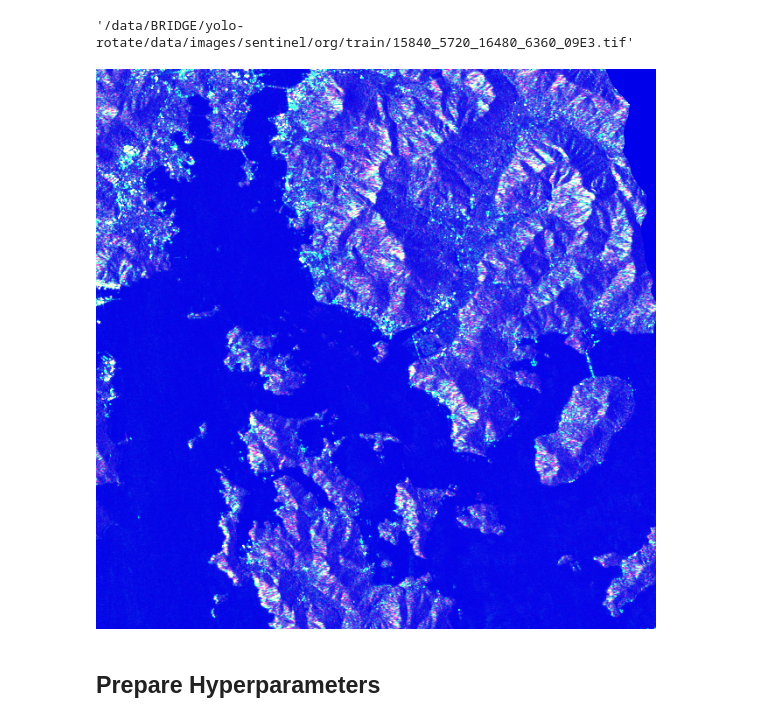
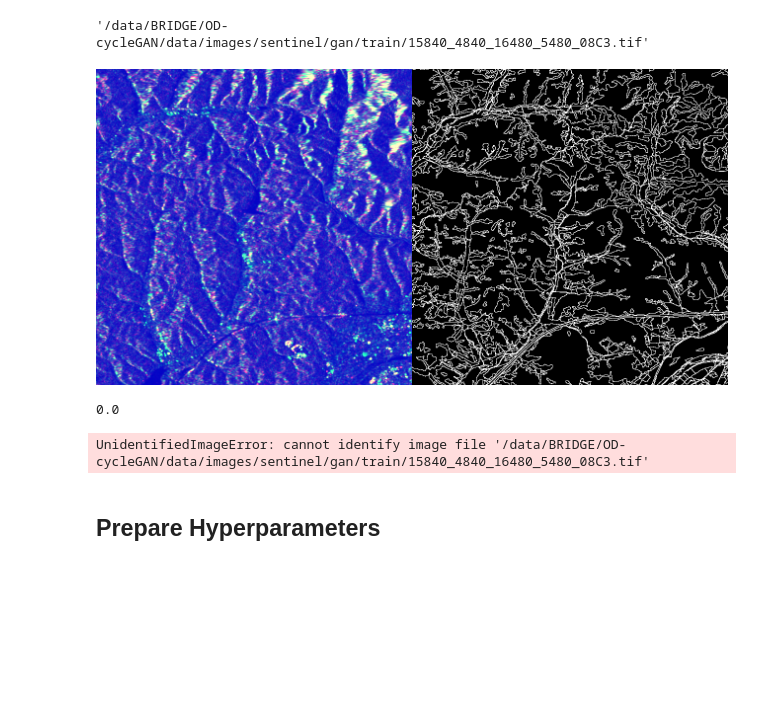
Before and after one commit to gkstlsgp3as/OD-CycleGAN, a Jupyter notebook: make_patches.ipynb, the cells around one changed output. Saved outputs shown, nothing was run; the diff lists cells and outputs as text; code cells hidden in the pictures; blank space fills up the shorter version.

```diff
--- a/make_patches.ipynb
+++ b/make_patches.ipynb
@@ -3,9 +3,18 @@ import os
 import matplotlib.pyplot as plt
 from PIL import Image
 # %%
-imgpath = '/data/BRIDGE/yolo-rotate/data/images/sentinel/org/train/'
+imgpath = '/data/BRIDGE/OD-cycleGAN/data/images/sentinel/gan/train/'
 imglist = os.listdir(imgpath)
 # %%
 imgpath+imglist[100]
 # %% [output]
-'/data/BRIDGE/yolo-rotate/data/images/sentinel/org/train/15840_5720_16480_6360_09E3.tif'
+'/data/BRIDGE/OD-cycleGAN/data/images/sentinel/gan/train/15840_4840_16480_5480_08C3.tif'
+# %%
+import cv2
+AB = cv2.imread(imgpath+imglist[100], cv2.IMREAD_UNCHANGED)
+# %%
+import numpy as np
+AB = Image.fromarray(np.uint8(AB*255))
+AB
+# %% [output]
+[figure, added]
@@ -12,7 +26,11 @@ imgpath+imglist[100]
+# %%
+A.min()
+# %% [output]
+0.0
 # %%
 Image.open(imgpath+imglist[100])
 # %% [output]
-[figure, removed]
+UnidentifiedImageError: cannot identify image file '/data/BRIDGE/OD-cycleGAN/data/images/sentinel/gan/train/15840_4840_16480_5480_08C3.tif'
 # %%
 lblpath = '/data/BRIDGE/yolo-rotate/data/labels/sentinel/org/train/'
 lbllist = os.listdir(lblpath)
```
Also changed, not shown: parts of 14 cells of this notebook, 24 other files.
